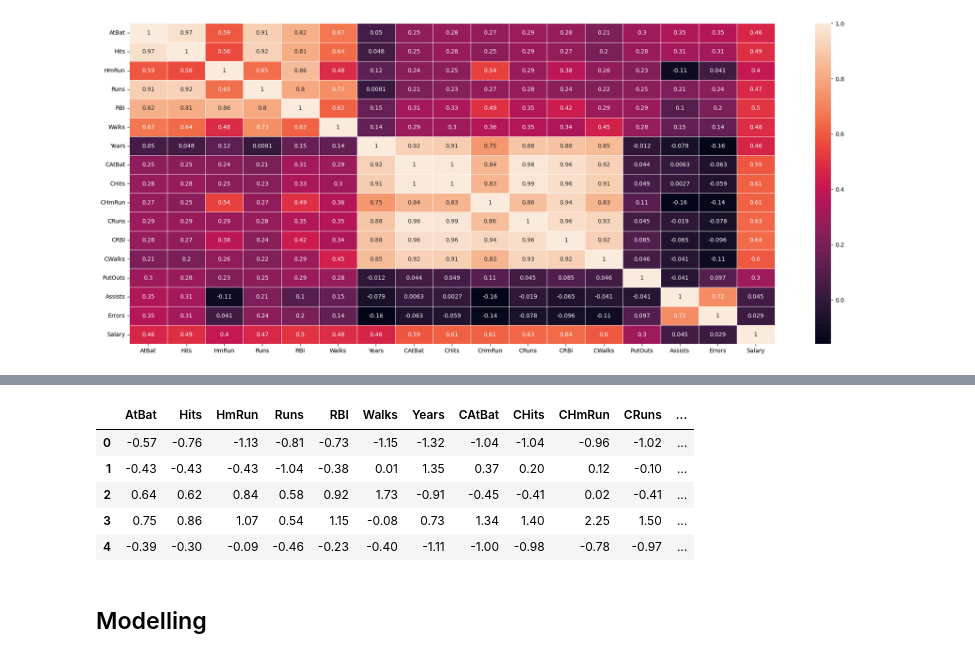
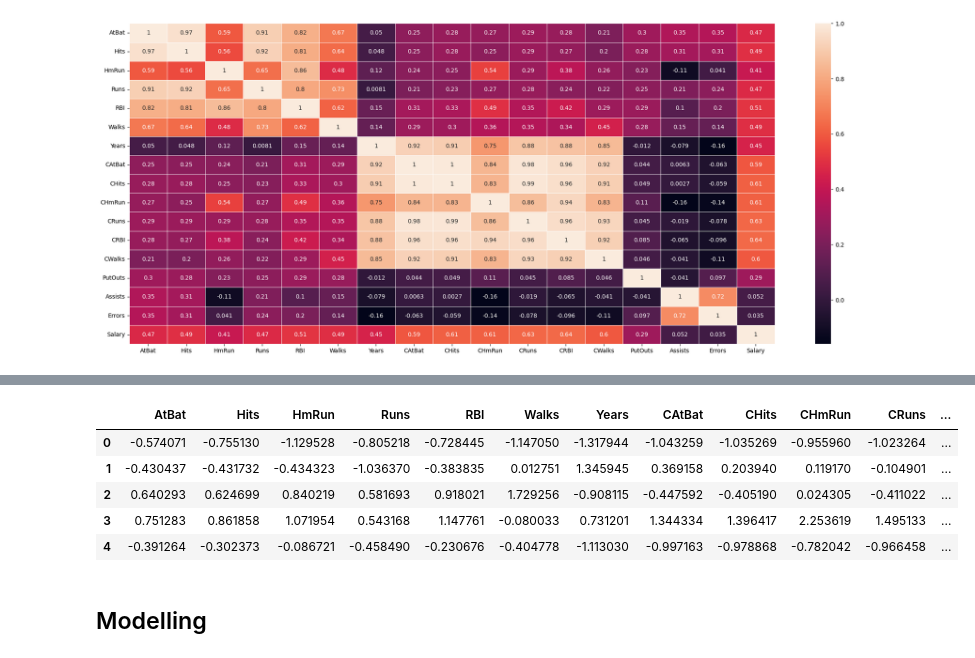
Before and after one commit to erayglr/Baseball-Salary-Prediction, a Jupyter notebook: salary-prediction-with-regression.ipynb, the cells around one changed output, grey strips where cells are left out. Saved outputs shown, nothing was run; the diff lists cells and outputs as text; code cells hidden in the pictures.

```diff
--- a/salary-prediction-with-regression.ipynb
+++ b/salary-prediction-with-regression.ipynb
@@ -147,3 +148,4 @@ df = pd.DataFrame(scaler.fit_transform(df), columns=df.columns)
 # %%
 imputer = KNNImputer(n_neighbors=5)
-df[num_cols] = imputer.fit_transform(df[num_cols])
+dff=pd.DataFrame(imputer.fit_transform(dff), columns=dff.columns)
+dff.head()
@@ -149,0 +159,4 @@ df[num_cols] = imputer.fit_transform(df[num_cols])
+# %%
+dff = pd.DataFrame(scaler.inverse_transform(dff), columns=dff.columns)
+df1 = dff
+df1.head()
@@ -216,9 +245,9 @@ Salary True
 # %%
 def grab_outliers(dataframe, col_name):
     low_limit, up_limit = outlier_thresholds(dataframe, col_name)
-    df.loc[df[col_name] > up_limit, col_name] = up_limit
-    df.loc[df[col_name] < low_limit, col_name] = low_limit
+    dataframe.loc[dataframe[col_name] > up_limit, col_name] = up_limit
+    dataframe.loc[dataframe[col_name] < low_limit, col_name] = low_limit
 for col in num_cols:
-    grab_outliers(df, col)
+    grab_outliers(df1, col)
 # %%
 for col in num_cols:
@@ -312,27 +336,18 @@ binary_cols = [col for col in df.columns if df[col].dtype not in [int, float]
-# %%
-def label_encoder(dataframe, binary_col):
-    labelencoder = LabelEncoder()
-    dataframe[binary_col] = labelencoder.fit_transform(dataframe[binary_col])
-    return dataframe
-
-
-for col in binary_cols:
-    df = label_encoder(df, col)
 # %%
 num_cols = [col for col in num_cols if 'Salary' not in col]
 
 ss = StandardScaler()
 
-df[num_cols] = ss.fit_transform(df[num_cols])  # Gives same results with the above for loop
+df1[num_cols] = ss.fit_transform(df1[num_cols])
 
-df.head()
+df1.head()
 # %% [output]
 |  | AtBat | Hits | HmRun | Runs | RBI | Walks | Years | CAtBat | CHits | CHmRun | CRuns | ... |
-| 0 | -0.57 | -0.76 | -1.13 | -0.81 | -0.73 | -1.15 | -1.32 | -1.04 | -1.04 | -0.96 | -1.02 | ... |
-| 1 | -0.43 | -0.43 | -0.43 | -1.04 | -0.38 | 0.01 | 1.35 | 0.37 | 0.20 | 0.12 | -0.10 | ... |
-| 2 | 0.64 | 0.62 | 0.84 | 0.58 | 0.92 | 1.73 | -0.91 | -0.45 | -0.41 | 0.02 | -0.41 | ... |
-| 3 | 0.75 | 0.86 | 1.07 | 0.54 | 1.15 | -0.08 | 0.73 | 1.34 | 1.40 | 2.25 | 1.50 | ... |
-| 4 | -0.39 | -0.30 | -0.09 | -0.46 | -0.23 | -0.40 | -1.11 | -1.00 | -0.98 | -0.78 | -0.97 | ... |
+| 0 | -0.574071 | -0.755130 | -1.129528 | -0.805218 | -0.728445 | -1.147050 | -1.317944 | -1.043259 | -1.035269 | -0.955960 | -1.023264 | ... |
+| 1 | -0.430437 | -0.431732 | -0.434323 | -1.036370 | -0.383835 | 0.012751 | 1.345945 | 0.369158 | 0.203940 | 0.119170 | -0.104901 | ... |
+| 2 | 0.640293 | 0.624699 | 0.840219 | 0.581693 | 0.918021 | 1.729256 | -0.908115 | -0.447592 | -0.405190 | 0.024305 | -0.411022 | ... |
+| 3 | 0.751283 | 0.861858 | 1.071954 | 0.543168 | 1.147761 | -0.080033 | 0.731201 | 1.344334 | 1.396417 | 2.253619 | 1.495133 | ... |
+| 4 | -0.391264 | -0.302373 | -0.086721 | -0.458490 | -0.230676 | -0.404778 | -1.113030 | -0.997163 | -0.978868 | -0.782042 | -0.966458 | ... |
 # %% [markdown]
 ## Modelling
 # %%
```
Also changed, not shown: parts of 26 cells of this notebook.
